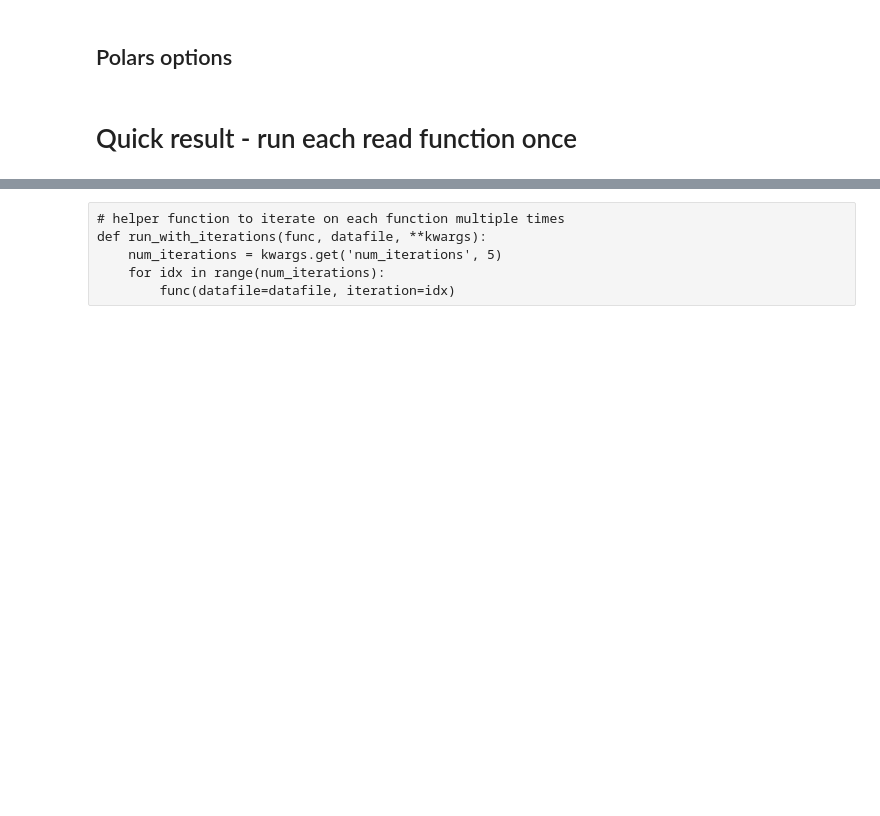
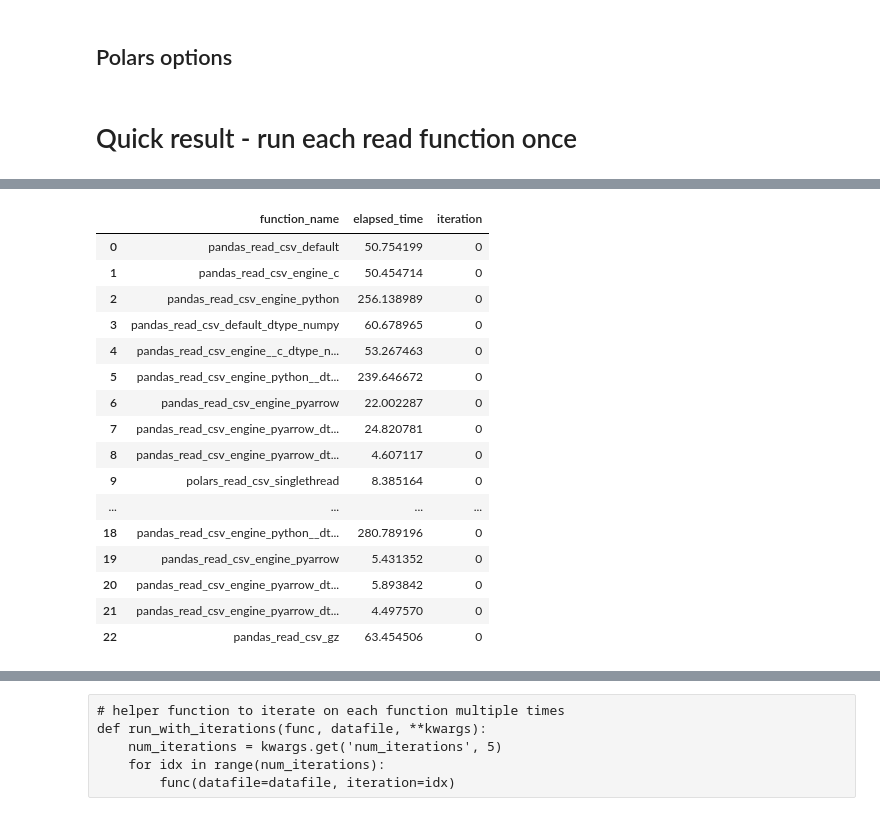
Before and after one commit to surfaceowl/talk_nov2023_pandas_polars_arrow, a Jupyter notebook: performance_comparison.ipynb, the cells around one changed output, grey strips where cells are left out. Drawn from its saved outputs; the diff is of its cells as text; code cells hidden in the pictures; blank space fills up the shorter version.

```diff
--- a/performance_comparison.ipynb
+++ b/performance_comparison.ipynb
@@ -238,0 +271,24 @@ df_results.sort_values(["elapsed_time", "function_name"], ascending=[False, True
+# %%
+# re-read datafile and repeat plot
+df_csv_results_v2 = pd.read_csv(
+    "time_csv_results.csv", header=0, engine="pyarrow", dtype_backend="pyarrow"
+)
+df_csv_results_v2
+# %% [output]
+|  | function_name | elapsed_time | iteration |
+| 0 | pandas_read_csv_default | 50.754199 | 0 |
+| 1 | pandas_read_csv_engine_c | 50.454714 | 0 |
+| 2 | pandas_read_csv_engine_python | 256.138989 | 0 |
+| 3 | pandas_read_csv_default_dtype_numpy | 60.678965 | 0 |
+| 4 | pandas_read_csv_engine__c_dtype_n... | 53.267463 | 0 |
+| 5 | pandas_read_csv_engine_python__dt... | 239.646672 | 0 |
+| 6 | pandas_read_csv_engine_pyarrow | 22.002287 | 0 |
+| 7 | pandas_read_csv_engine_pyarrow_dt... | 24.820781 | 0 |
+| 8 | pandas_read_csv_engine_pyarrow_dt... | 4.607117 | 0 |
+| 9 | polars_read_csv_singlethread | 8.385164 | 0 |
+| ... | ... | ... | ... |
+| 18 | pandas_read_csv_engine_python__dt... | 280.789196 | 0 |
+| 19 | pandas_read_csv_engine_pyarrow | 5.431352 | 0 |
+| 20 | pandas_read_csv_engine_pyarrow_dt... | 5.893842 | 0 |
+| 21 | pandas_read_csv_engine_pyarrow_dt... | 4.497570 | 0 |
+| 22 | pandas_read_csv_gz | 63.454506 | 0 |
```
Also changed, not shown: parts of 19 cells of this notebook, 8 other files.
